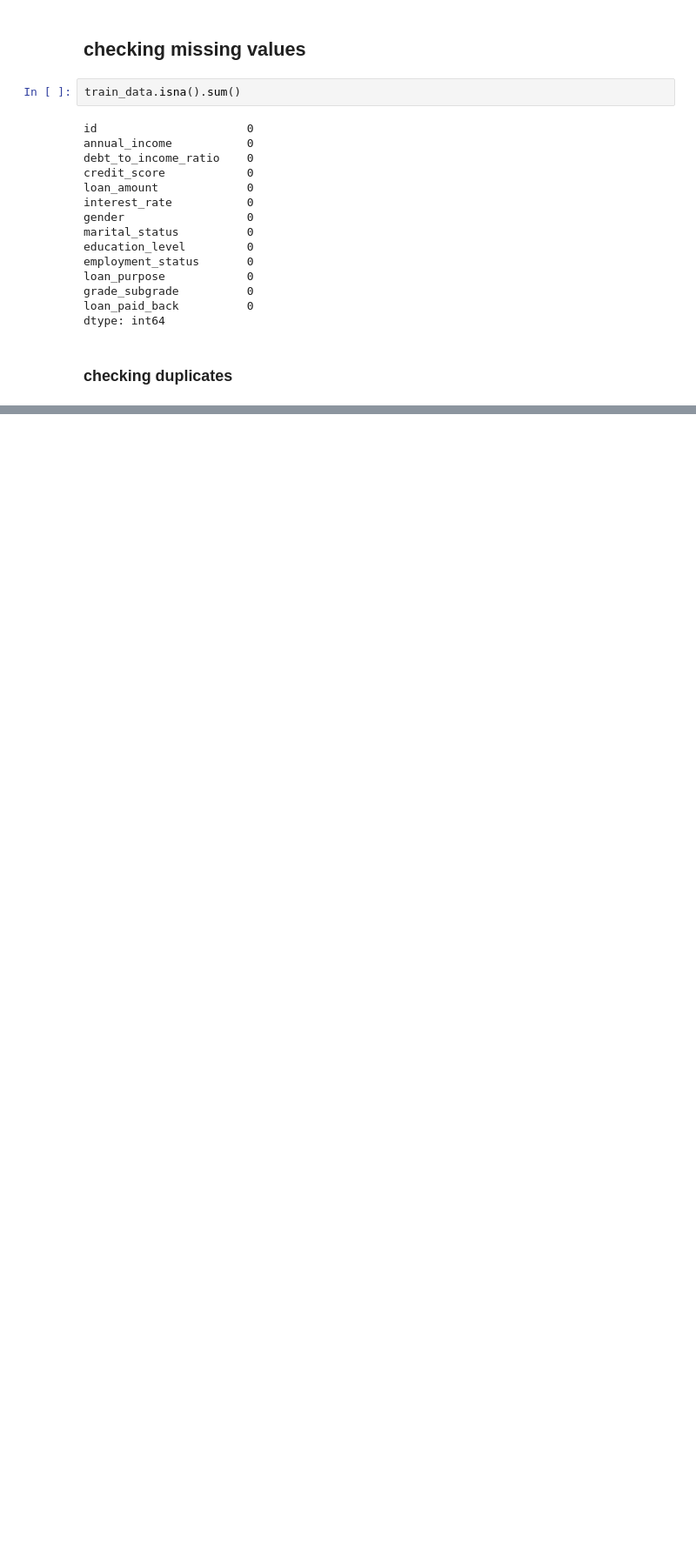
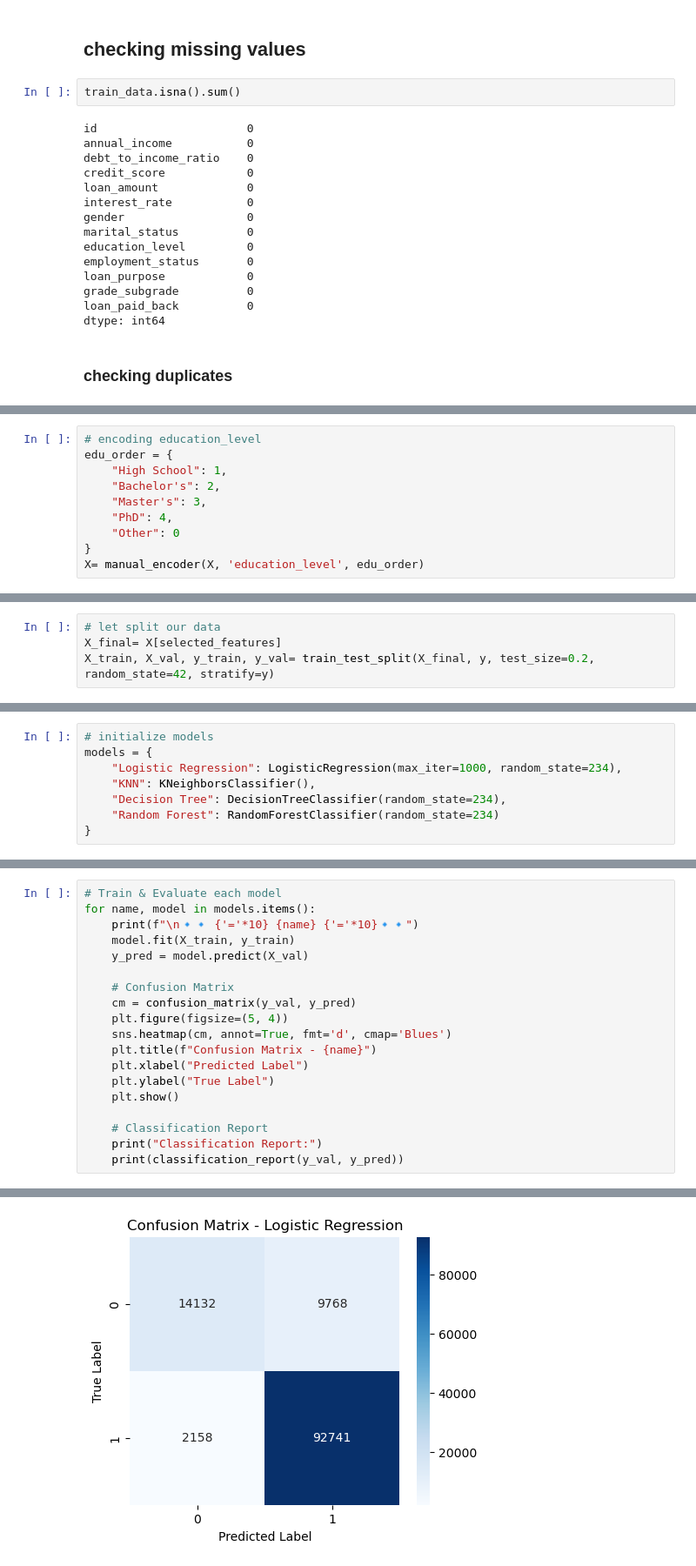
Before and after one commit to Olasquare043/Predicting-Loan-Payback-Kaggle-competition, a Jupyter notebook: Predicting_Loan_Payback.ipynb, the cells around one changed output, grey strips where cells are left out. Shown: that part at 87% size. Drawn from its saved outputs; the diff is of its cells as text; blank space fills up the shorter version.

```diff
--- a/Predicting_Loan_Payback.ipynb
+++ b/Predicting_Loan_Payback.ipynb
@@ -228,0 +242,10 @@ df["annual_income"]= np.sqrt(df["annual_income"])
+# %%
+# encoding education_level
+edu_order = {
+    "High School": 1,
+    "Bachelor's": 2,
+    "Master's": 3,
+    "PhD": 4,
+    "Other": 0
+}
+X= manual_encoder(X, 'education_level', edu_order)
@@ -228,0 +324,4 @@ df["annual_income"]= np.sqrt(df["annual_income"])
+# %%
+# let split our data
+X_final= X[selected_features]
+X_train, X_val, y_train, y_val= train_test_split(X_final, y, test_size=0.2, random_state=42, stratify=y)
@@ -228,0 +330,8 @@ df["annual_income"]= np.sqrt(df["annual_income"])
+# %%
+# initialize models
+models = {
+    "Logistic Regression": LogisticRegression(max_iter=1000, random_state=234),
+    "KNN": KNeighborsClassifier(),
+    "Decision Tree": DecisionTreeClassifier(random_state=234),
+    "Random Forest": RandomForestClassifier(random_state=234)
+}
@@ -228,0 +340,20 @@ df["annual_income"]= np.sqrt(df["annual_income"])
+# %%
+# Train & Evaluate each model
+for name, model in models.items():
+    print(f"\n🔹🔹 {'='*10} {name} {'='*10}🔹🔹")
+    model.fit(X_train, y_train)
+    y_pred = model.predict(X_val)
+
+    # Confusion Matrix
+    cm = confusion_matrix(y_val, y_pred)
+    plt.figure(figsize=(5, 4))
+    sns.heatmap(cm, annot=True, fmt='d', cmap='Blues')
+    plt.title(f"Confusion Matrix - {name}")
+    plt.xlabel("Predicted Label")
+    plt.ylabel("True Label")
+    plt.show()
+
+    # Classification Report
+    print("Classification Report:")
+    print(classification_report(y_val, y_pred))
+# %% [output]
@@ -228,0 +361 @@ df["annual_income"]= np.sqrt(df["annual_income"])
+[figure, added]
```
Also changed, not shown: parts of 34 cells of this notebook, 1 other file.
